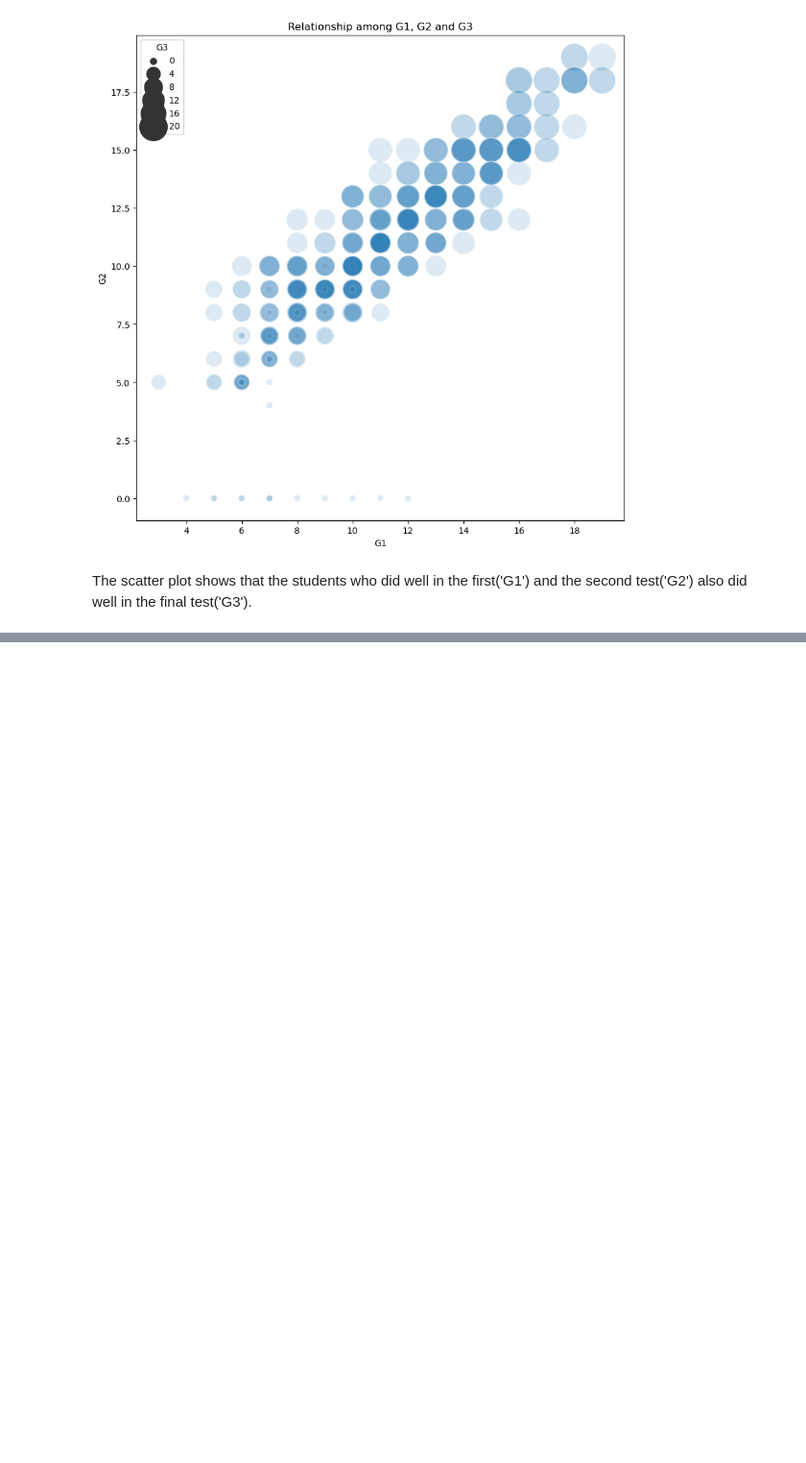
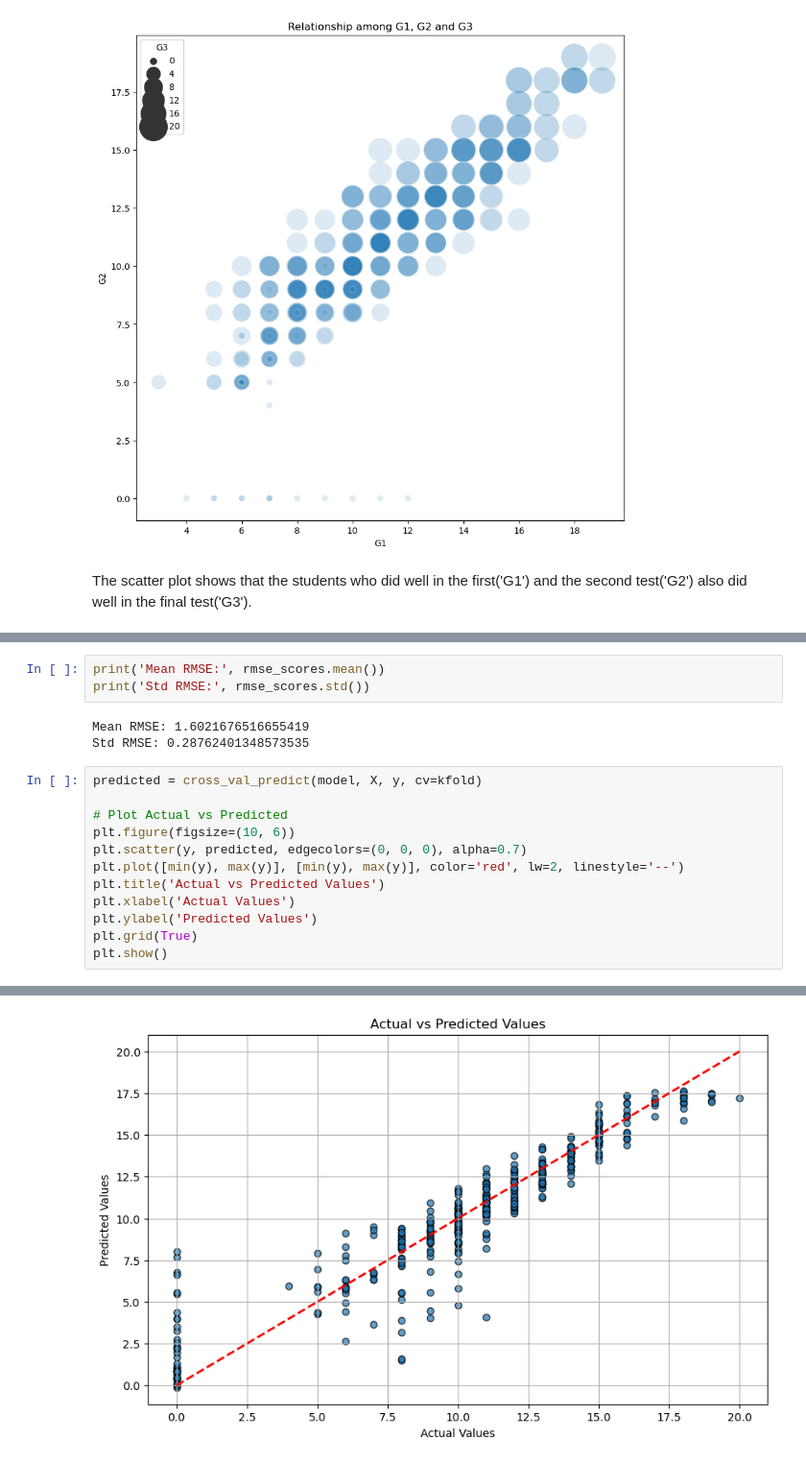
Before and after one commit to AsifNibir/Student-Grade-Prediction, a Jupyter notebook: notebook_student.ipynb, the cells around one changed output, grey strips where cells are left out. Shown: that part at 96% size. Cells and saved outputs as stored; diff of their text form; blank space fills up the shorter version.

```diff
--- a/notebook_student.ipynb
+++ b/notebook_student.ipynb
@@ -214,0 +224,19 @@ plt.show()
+# %%
+print('Mean RMSE:', rmse_scores.mean())
+print('Std RMSE:', rmse_scores.std())
+# %% [output]
+Mean RMSE: 1.6021676516655419
+Std RMSE: 0.28762401348573535
+# %%
+predicted = cross_val_predict(model, X, y, cv=kfold)
+
+# Plot Actual vs Predicted
+plt.figure(figsize=(10, 6))
+plt.scatter(y, predicted, edgecolors=(0, 0, 0), alpha=0.7)
+plt.plot([min(y), max(y)], [min(y), max(y)], color='red', lw=2, linestyle='--')
+plt.title('Actual vs Predicted Values')
+plt.xlabel('Actual Values')
+plt.ylabel('Predicted Values')
+plt.grid(True)
+plt.show()
+# %% [output]
@@ -215 +260,2 @@ plt.show()
+[figure, added]
 # %%
```
Also changed, not shown: parts of 10 cells of this notebook.
